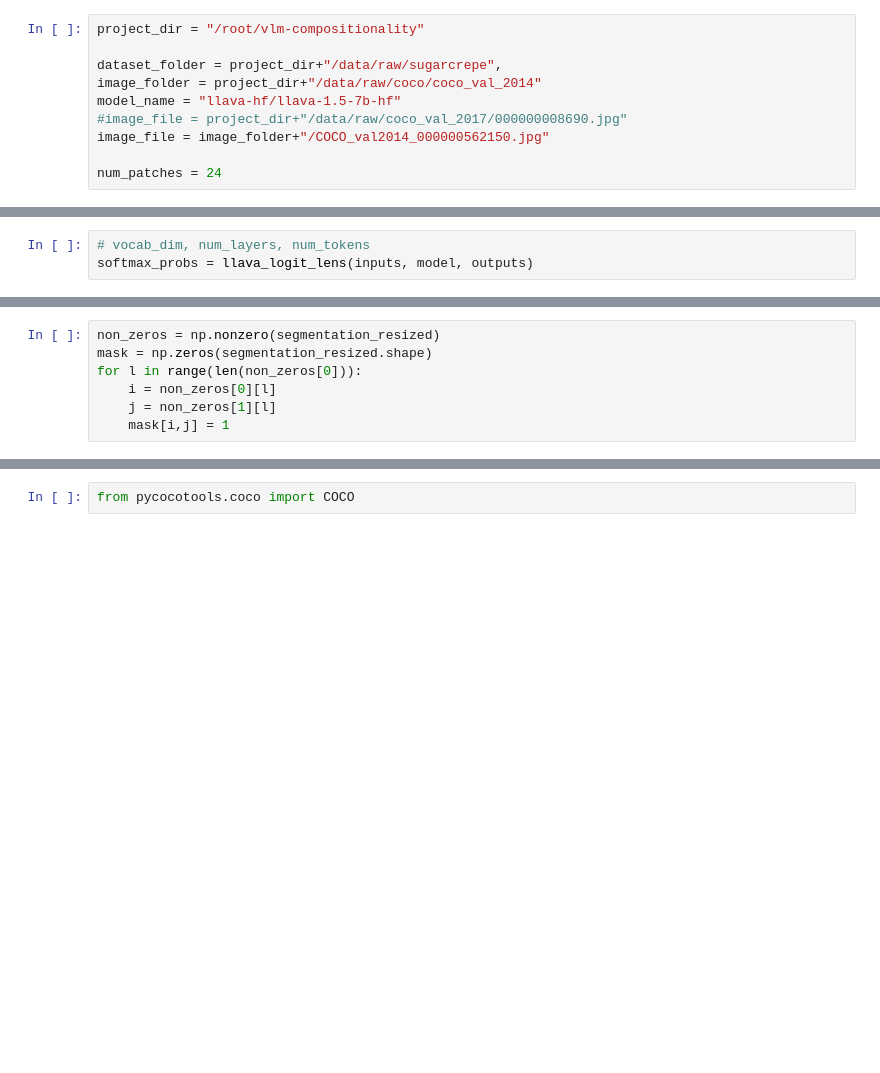
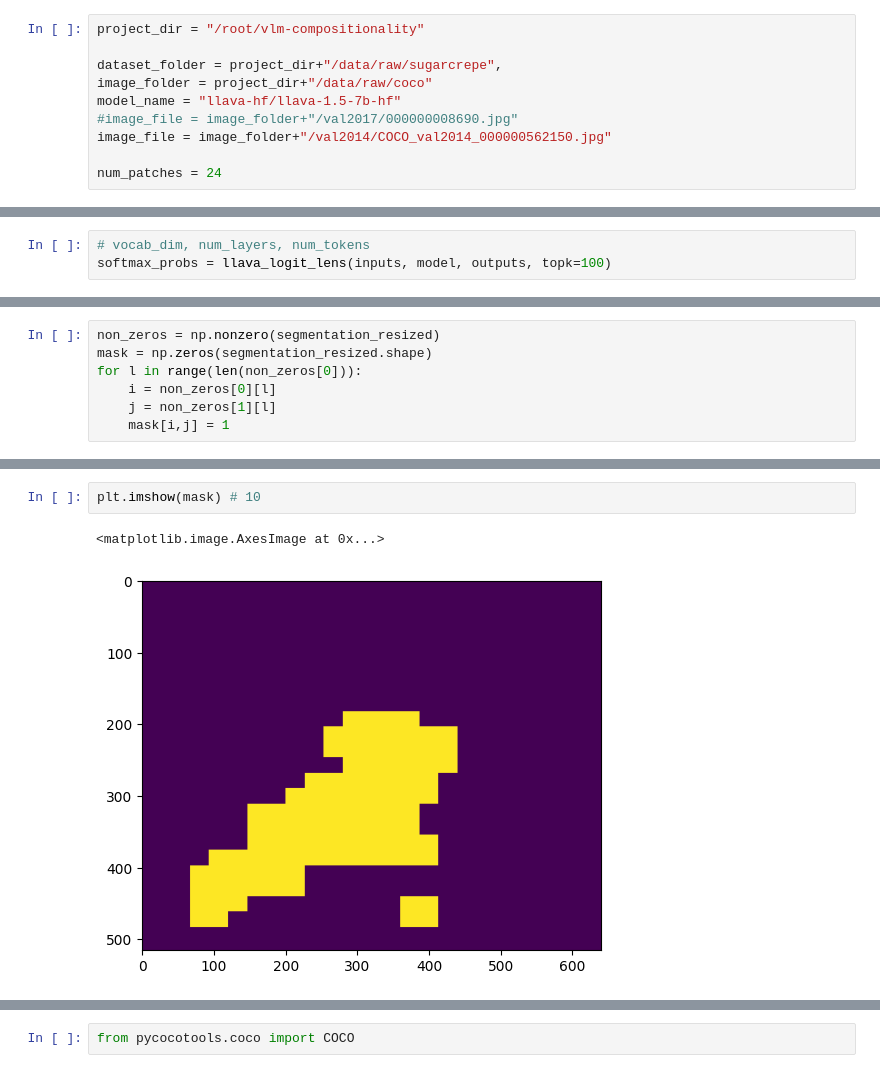
Before and after one commit to tatami-galaxy/vlm-interp, a Jupyter notebook: src/llava_sugarcrepe_logit_lens_loc_eval.ipynb, the cells around one changed output, grey strips where cells are left out. Drawn from its saved outputs; the diff is of its cells as text; blank space fills up the shorter version.

Commit message:
logit len local vs perf. pycocotools annotation mask. attention map.

```diff
--- a/src/llava_sugarcrepe_logit_lens_loc_eval.ipynb
+++ b/src/llava_sugarcrepe_logit_lens_loc_eval.ipynb
@@ -11,10 +11,10 @@ from lens_utils import llava_logit_lens
 project_dir = "/root/vlm-compositionality"
 
 dataset_folder = project_dir+"/data/raw/sugarcrepe",
-image_folder = project_dir+"/data/raw/coco/coco_val_2014"
+image_folder = project_dir+"/data/raw/coco"
 model_name = "llava-hf/llava-1.5-7b-hf"
-#image_file = project_dir+"/data/raw/coco_val_2017/000000008690.jpg"
-image_file = image_folder+"/COCO_val2014_000000562150.jpg"
+#image_file = image_folder+"/val2017/000000008690.jpg"
+image_file = image_folder+"/val2014/COCO_val2014_000000562150.jpg"
 
 num_patches = 24
 # %% [markdown]
@@ -48,7 +48,7 @@ From v4.47 onwards, when a model cache is to be returned, `generate` will return
 ##### Get logit lens
 # %%
 # vocab_dim, num_layers, num_tokens
-softmax_probs = llava_logit_lens(inputs, model, outputs)
+softmax_probs = llava_logit_lens(inputs, model, outputs, topk=100)
 # %% [markdown]
 ##### Object
 # %%
@@ -136,3 +123,8 @@ plt.imshow(mask)
 # %% [output]
 <matplotlib.image.AxesImage at 0x...>
 [figure]
+# %%
+plt.imshow(mask) # 10
+# %% [output]
+<matplotlib.image.AxesImage at 0x...>
+[figure, added]
```
Also changed, not shown: parts of 7 cells of this notebook, 5 other files.
